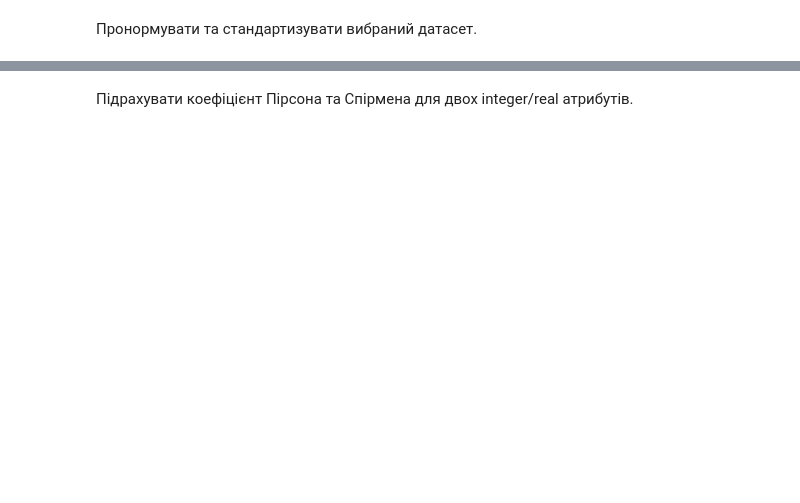
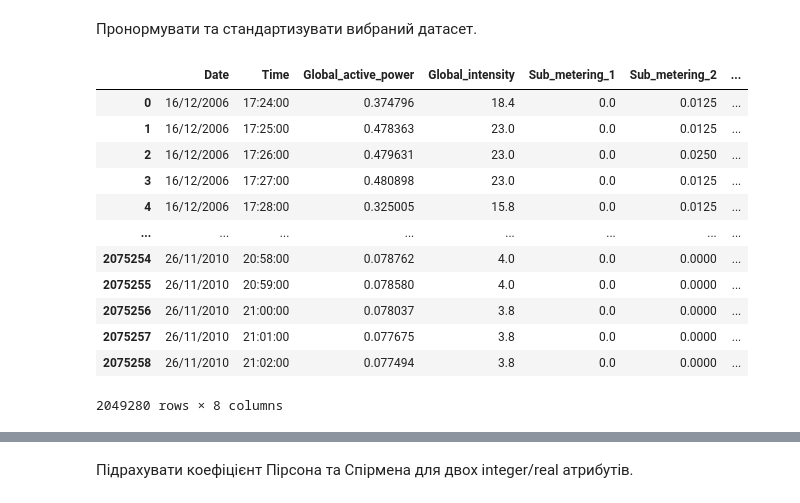
Before and after one commit to SuslovMaks/data-prep-and-analysis, a Jupyter notebook: lab2/power_notebook.ipynb, the cells around one changed output, grey strips where cells are left out. Cells and saved outputs as stored; diff of their text form; code cells hidden in the pictures; blank space fills up the shorter version.

```diff
--- a/lab2/power_notebook.ipynb
+++ b/lab2/power_notebook.ipynb
@@ -188,3 +166,37 @@ print(filter_evening(df))
 # %% [markdown]
 Пронормувати та стандартизувати вибраний датасет.
+# %%
+def normalization(df):
+    cols = [
+        "Global_active_power",
+        "Sub_metering_1",
+        "Sub_metering_2",
+        "Sub_metering_3"
+    ]
+
+    normalized_df = df.copy()
+
+    for col in cols:
+        normalized_df[col] = (
+                (df[col] - df[col].min()) /
+                (df[col].max() - df[col].min())
+        )
+
+    return normalized_df
+
+normalization(df)
+# %% [output]
+|  | Date | Time | Global_active_power | Global_intensity | Sub_metering_1 | Sub_metering_2 | ... |
+| 0 | 16/12/2006 | 17:24:00 | 0.374796 | 18.4 | 0.0 | 0.0125 | ... |
+| 1 | 16/12/2006 | 17:25:00 | 0.478363 | 23.0 | 0.0 | 0.0125 | ... |
+| 2 | 16/12/2006 | 17:26:00 | 0.479631 | 23.0 | 0.0 | 0.0250 | ... |
+| 3 | 16/12/2006 | 17:27:00 | 0.480898 | 23.0 | 0.0 | 0.0125 | ... |
+| 4 | 16/12/2006 | 17:28:00 | 0.325005 | 15.8 | 0.0 | 0.0125 | ... |
+| ... | ... | ... | ... | ... | ... | ... | ... |
+| 2075254 | 26/11/2010 | 20:58:00 | 0.078762 | 4.0 | 0.0 | 0.0000 | ... |
+| 2075255 | 26/11/2010 | 20:59:00 | 0.078580 | 4.0 | 0.0 | 0.0000 | ... |
+| 2075256 | 26/11/2010 | 21:00:00 | 0.078037 | 3.8 | 0.0 | 0.0000 | ... |
+| 2075257 | 26/11/2010 | 21:01:00 | 0.077675 | 3.8 | 0.0 | 0.0000 | ... |
+| 2075258 | 26/11/2010 | 21:02:00 | 0.077494 | 3.8 | 0.0 | 0.0000 | ... |
+2049280 rows × 8 columns
 # %%
```
Also changed, not shown: parts of 10 cells of this notebook, 1 other file.
